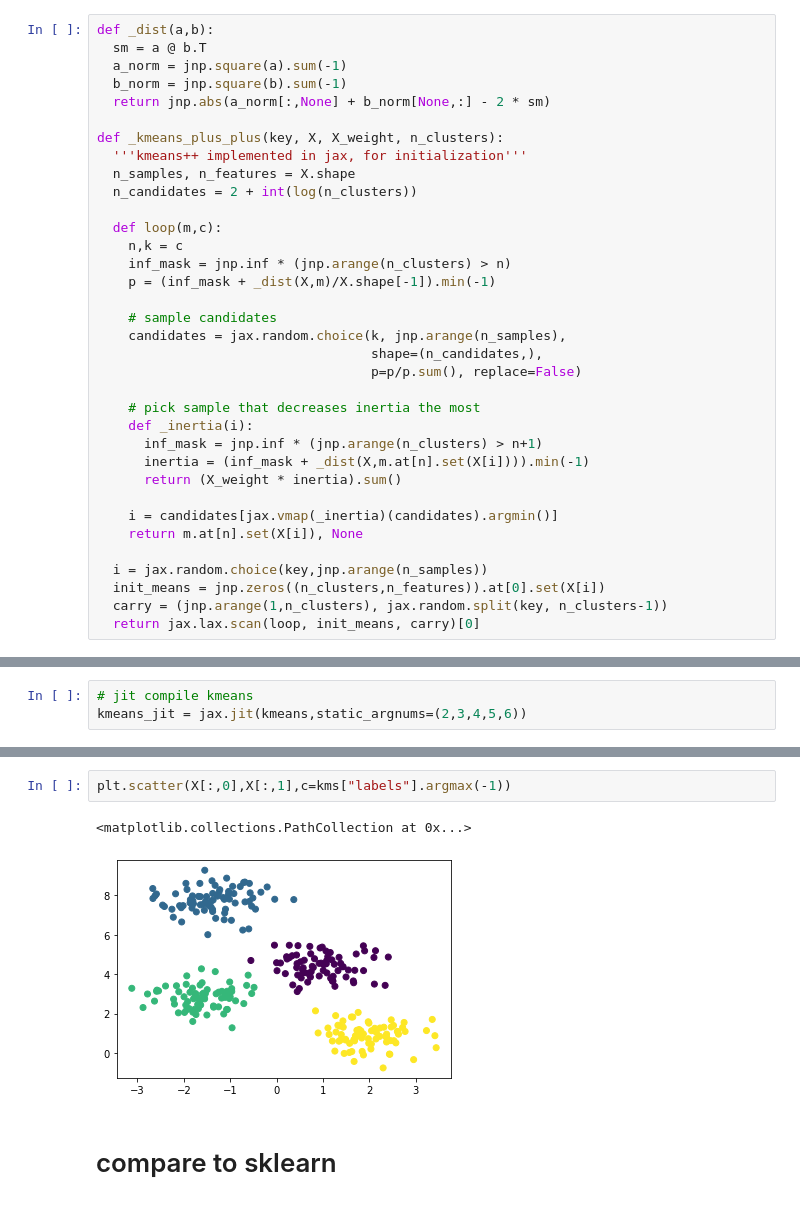
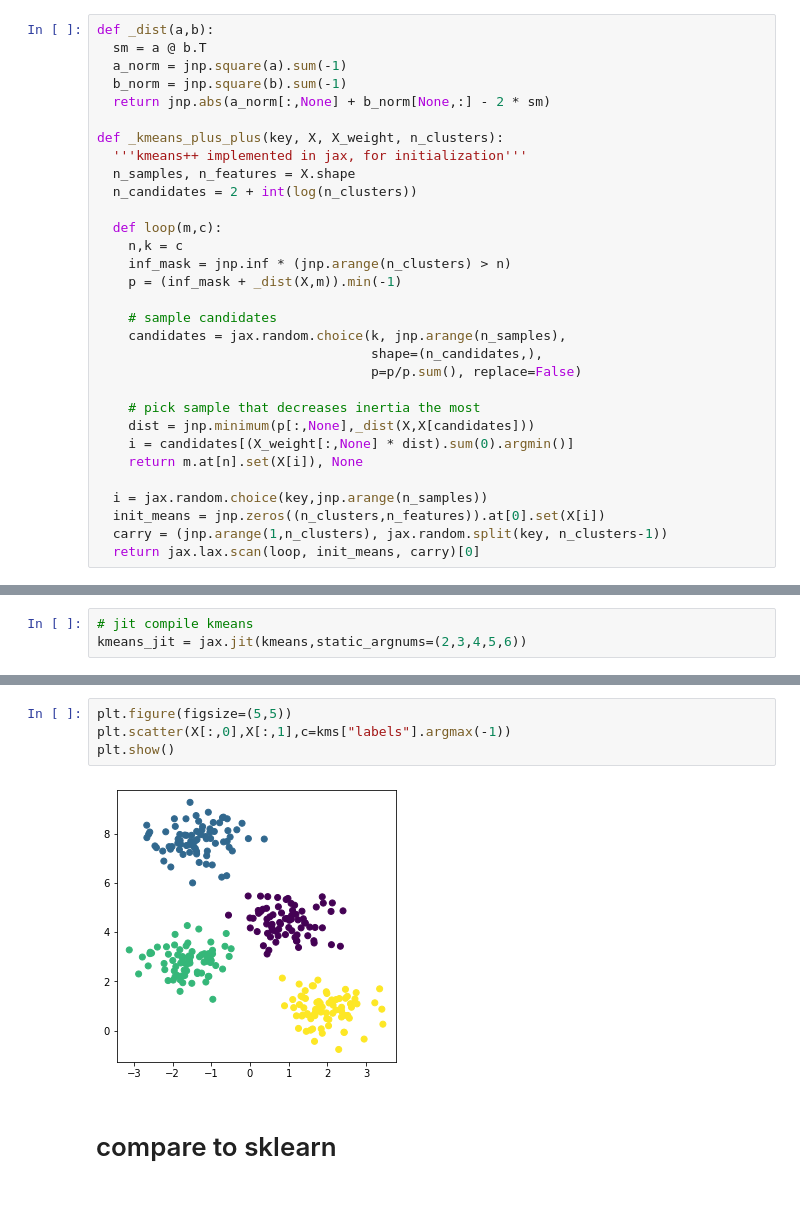
Before and after one commit to sokrypton/laxy, a Jupyter notebook: examples/kmeans_jax.ipynb, the cells around one changed output, grey strips where cells are left out. Saved outputs shown, nothing was run; the diff lists cells and outputs as text.

```diff
--- a/examples/kmeans_jax.ipynb
+++ b/examples/kmeans_jax.ipynb
@@ -23,7 +23,7 @@ def _kmeans_plus_plus(key, X, X_weight, n_clusters):
   def loop(m,c):
     n,k = c
     inf_mask = jnp.inf * (jnp.arange(n_clusters) > n)
-    p = (inf_mask + _dist(X,m)/X.shape[-1]).min(-1)
+    p = (inf_mask + _dist(X,m)).min(-1)
 
     # sample candidates
     candidates = jax.random.choice(k, jnp.arange(n_samples),
@@ -31,12 +31,8 @@ def _kmeans_plus_plus(key, X, X_weight, n_clusters):
                                    p=p/p.sum(), replace=False)
 
     # pick sample that decreases inertia the most
-    def _inertia(i):
-      inf_mask = jnp.inf * (jnp.arange(n_clusters) > n+1)
-      inertia = (inf_mask + _dist(X,m.at[n].set(X[i]))).min(-1)
-      return (X_weight * inertia).sum()
-
-    i = candidates[jax.vmap(_inertia)(candidates).argmin()]
+    dist = jnp.minimum(p[:,None],_dist(X,X[candidates]))
+    i = candidates[(X_weight[:,None] * dist).sum(0).argmin()]
     return m.at[n].set(X[i]), None
 
   i = jax.random.choice(key,jnp.arange(n_samples))
@@ -126,8 +124,9 @@ Wall time: 7.27 ms
 # %%
+plt.figure(figsize=(5,5))
 plt.scatter(X[:,0],X[:,1],c=kms["labels"].argmax(-1))
+plt.show()
 # %% [output]
-<matplotlib.collections.PathCollection at 0x...>
-[figure, old version]
+[figure, new version]
 # %% [markdown]
 # compare to sklearn
 # %%
```
Also changed, not shown: parts of 6 cells of this notebook.
